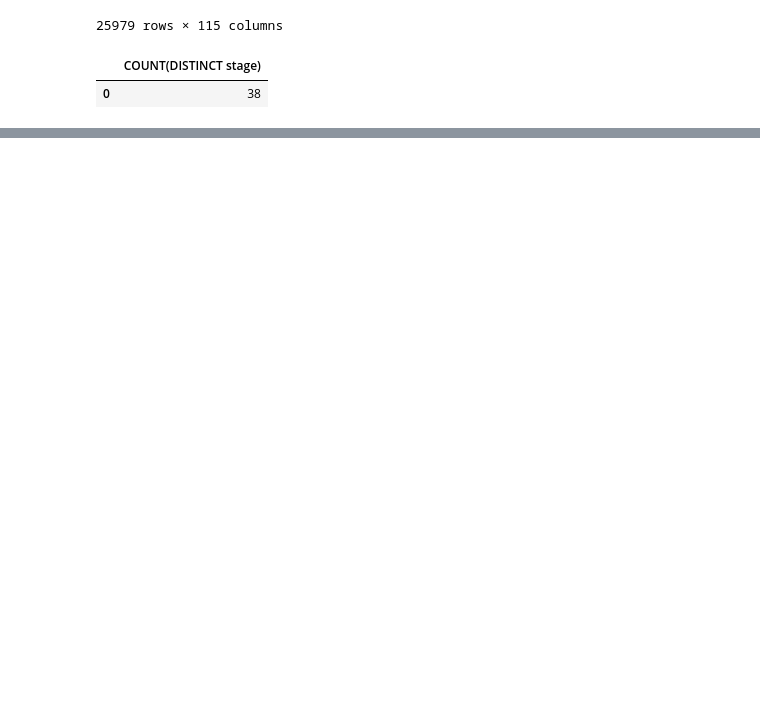
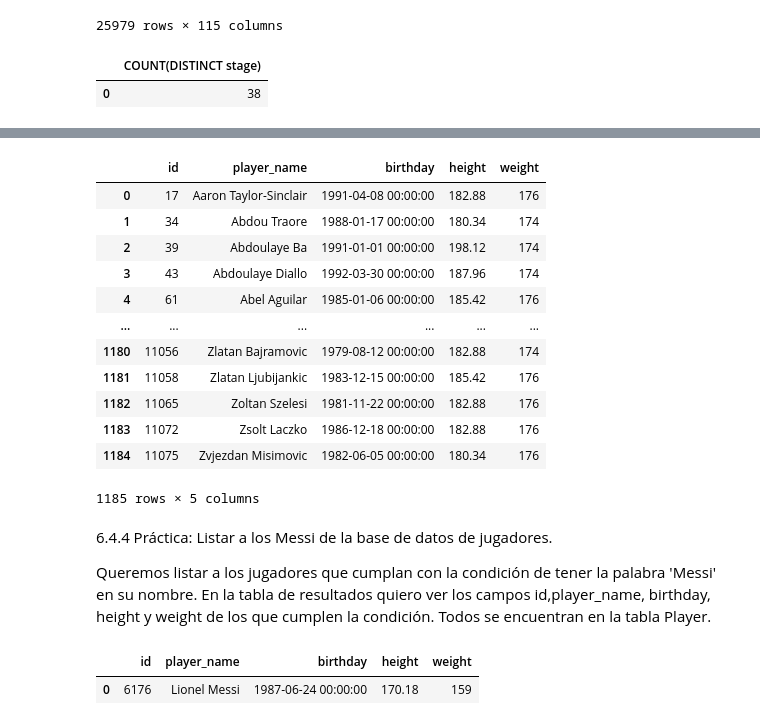
Before and after one commit to Davelascop/TalentoTech, a Jupyter notebook: Taller_SQL.ipynb, the cells around one changed output, grey strips where cells are left out. Cells and saved outputs as stored; diff of their text form; code cells hidden in the pictures; blank space fills up the shorter version.

```diff
--- a/Taller_SQL.ipynb
+++ b/Taller_SQL.ipynb
@@ -337,0 +696,35 @@ etapas
+# %%
+#Listar los jugadores que pesen entre 174 y 176 libras.
+Consulta="""SELECT id,player_name,birthday,height,weight
+            FROM player
+            WHERE weight BETWEEN 174 AND 176"""
+Paises_jugadores=pd.read_sql(Consulta,conexion)
+Paises_jugadores
+# %% [output]
+|  | id | player_name | birthday | height | weight |
+| 0 | 17 | Aaron Taylor-Sinclair | 1991-04-08 00:00:00 | 182.88 | 176 |
+| 1 | 34 | Abdou Traore | 1988-01-17 00:00:00 | 180.34 | 174 |
+| 2 | 39 | Abdoulaye Ba | 1991-01-01 00:00:00 | 198.12 | 174 |
+| 3 | 43 | Abdoulaye Diallo | 1992-03-30 00:00:00 | 187.96 | 174 |
+| 4 | 61 | Abel Aguilar | 1985-01-06 00:00:00 | 185.42 | 176 |
+| ... | ... | ... | ... | ... | ... |
+| 1180 | 11056 | Zlatan Bajramovic | 1979-08-12 00:00:00 | 182.88 | 174 |
+| 1181 | 11058 | Zlatan Ljubijankic | 1983-12-15 00:00:00 | 185.42 | 176 |
+| 1182 | 11065 | Zoltan Szelesi | 1981-11-22 00:00:00 | 182.88 | 176 |
+| 1183 | 11072 | Zsolt Laczko | 1986-12-18 00:00:00 | 182.88 | 176 |
+| 1184 | 11075 | Zvjezdan Misimovic | 1982-06-05 00:00:00 | 180.34 | 176 |
+1185 rows × 5 columns
+# %% [markdown]
+6.4.4 Práctica: Listar a los Messi de la base de datos de jugadores.
+
+Queremos listar a los jugadores que cumplan con la condición de tener la palabra 'Messi' en su nombre. En la tabla de resultados quiero ver los campos id,player_name, birthday, height y weight de los que cumplen la condición. Todos se encuentran en la tabla Player.
+# %%
+# Listar a los Messi de la base de datos de jugadores.
+Consulta="""SELECT id,player_name,birthday,height,weight
+            FROM Player
+            WHERE player_name LIKE'%messi'"""
+Messi=pd.read_sql(Consulta,conexion)
+Messi
+# %% [output]
+|  | id | player_name | birthday | height | weight |
+| 0 | 6176 | Lionel Messi | 1987-06-24 00:00:00 | 170.18 | 159 |
```
Also changed, not shown: parts of 39 cells of this notebook.
